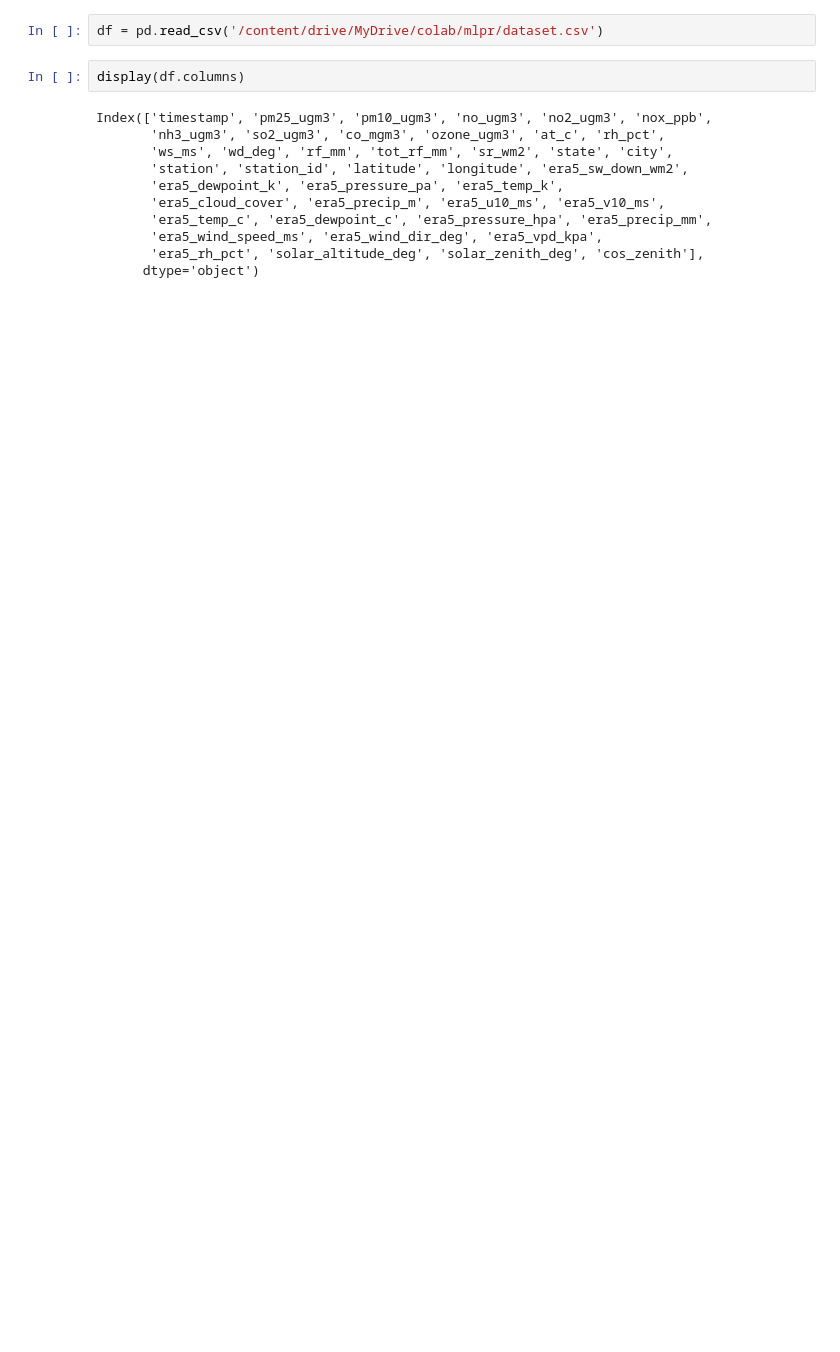
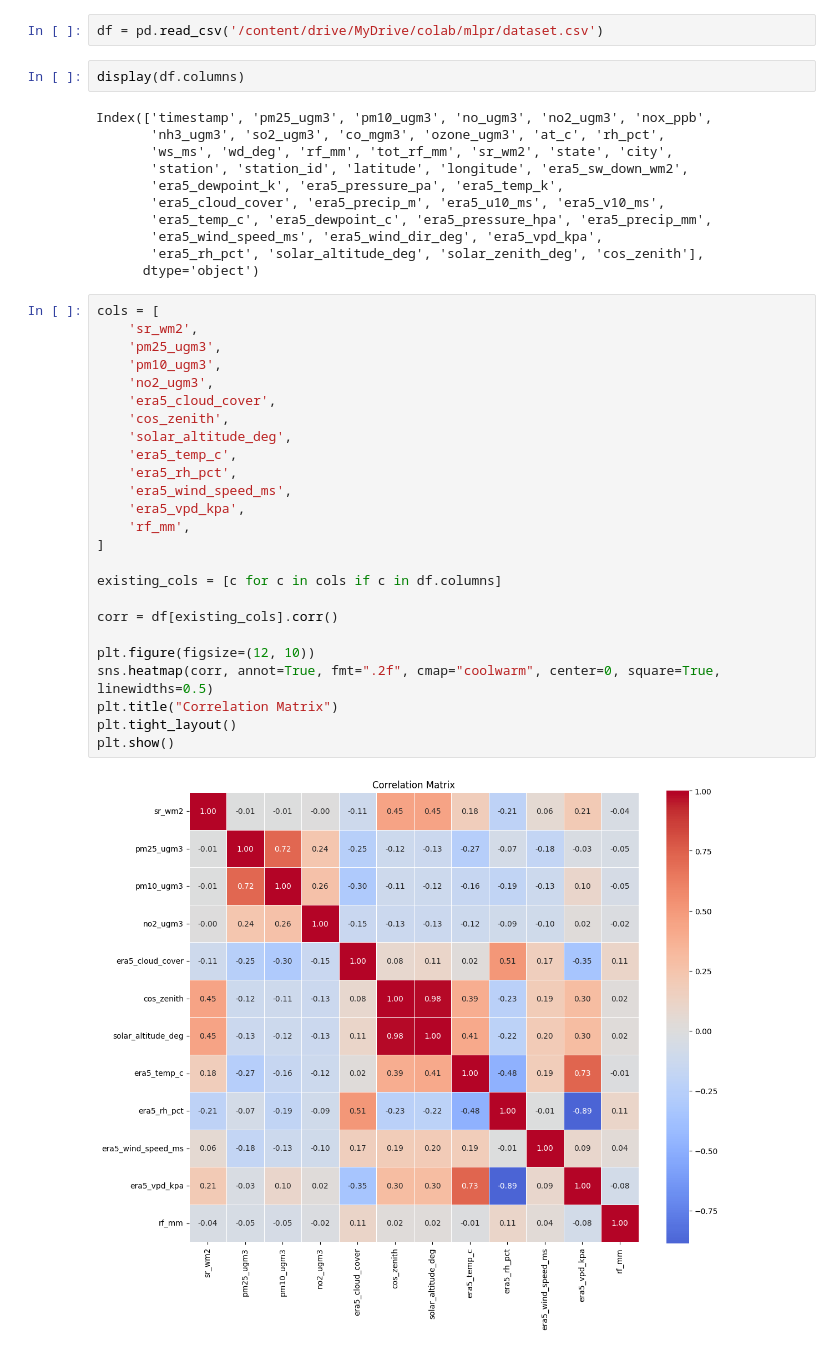
Before and after one commit to prajyot-raut/mlpr-project, a Jupyter notebook: training/lightGBM.ipynb, the cells around one changed output. Saved outputs shown, nothing was run; the diff lists cells and outputs as text; blank space fills up the shorter version.

```diff
--- a/training/lightGBM.ipynb
+++ b/training/lightGBM.ipynb
@@ -26,6 +28,33 @@ Index(['timestamp', 'pm25_ugm3', 'pm10_ugm3', 'no_ugm3', 'no2_ugm3', 'nox_ppb',
        'era5_wind_speed_ms', 'era5_wind_dir_deg', 'era5_vpd_kpa',
        'era5_rh_pct', 'solar_altitude_deg', 'solar_zenith_deg', 'cos_zenith'],
       dtype='object')
+# %%
+cols = [
+    'sr_wm2',
+    'pm25_ugm3',
+    'pm10_ugm3',
+    'no2_ugm3',
+    'era5_cloud_cover',
+    'cos_zenith',
+    'solar_altitude_deg',
+    'era5_temp_c',
+    'era5_rh_pct',
+    'era5_wind_speed_ms',
+    'era5_vpd_kpa',
+    'rf_mm',
+]
+
+existing_cols = [c for c in cols if c in df.columns]
+
+corr = df[existing_cols].corr()
+
+plt.figure(figsize=(12, 10))
+sns.heatmap(corr, annot=True, fmt=".2f", cmap="coolwarm", center=0, square=True, linewidths=0.5)
+plt.title("Correlation Matrix")
+plt.tight_layout()
+plt.show()
+# %% [output]
+[figure, added]
 # %%
 display(df.head())
 # %% [output]
```
Also changed, not shown: parts of 9 cells of this notebook, 11 other files.
